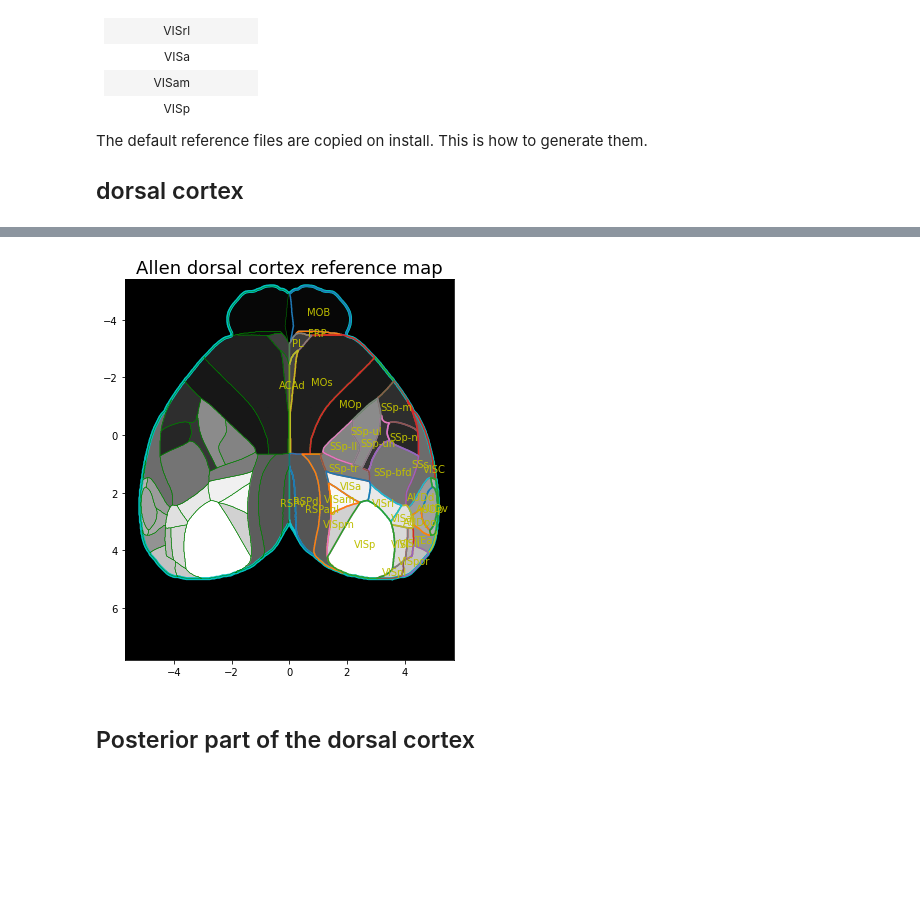
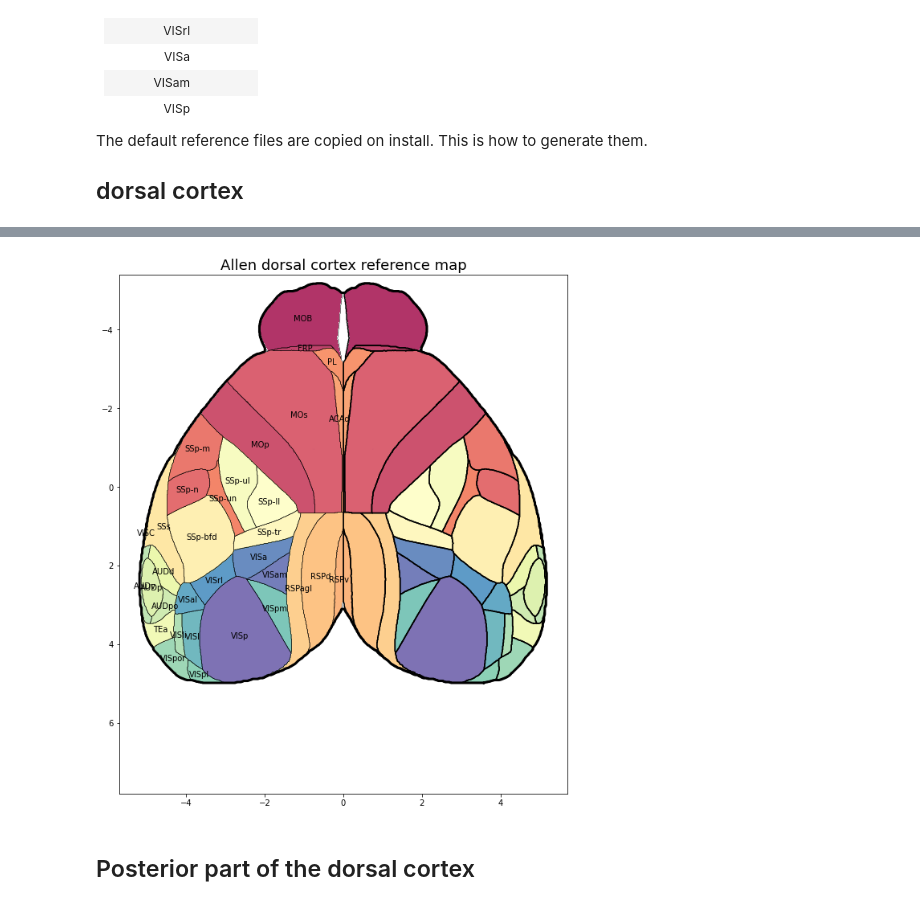
Before and after one commit to jcouto/wfield, a Jupyter notebook: notebooks/prepare_allen_map.ipynb, the cells around one changed output, grey strips where cells are left out. Saved outputs shown, nothing was run; the diff lists cells and outputs as text; code cells hidden in the pictures; blank space fills up the shorter version.

```diff
--- a/notebooks/prepare_allen_map.ipynb
+++ b/notebooks/prepare_allen_map.ipynb
@@ -83,21 +85,30 @@ ccf_regions.head()
 # %%
 # Plot the reference areas
+from wfield import *
+ccf_regions,proj,brain_outline = allen_load_reference('dorsal_cortex')
+
+plt.matplotlib.rcParams['pdf.fonttype'] = 42
 %matplotlib inline
-plt.figure(figsize=[7,7])
-plt.imshow(proj,extent = allen_proj_extent(proj,ccf_regions),origin='top',cmap = 'gray')
-plt.plot(brain_outline[:,0],brain_outline[:,1],'c',lw=3)
+plt.figure(figsize=[10,12])
+proj = proj.astype(np.float32)
+proj[proj == 0] = np.nan
+plt.imshow(proj,extent = allen_proj_extent(proj,ccf_regions),origin='top',
+           cmap = 'Spectral',alpha = 0.8)
 
 for c in ccf_regions.iterrows():
     c = c[1]
-    plt.plot(c.right_x,c.right_y)#,color=np.array(c['allen_rgb'])/255)
-    plt.text(c.right_center[0],c.left_center[1],c.acronym,color='y',va='center',
+    plt.plot(c.right_x,c.right_y,color='k')#,color=np.array(c['allen_rgb'])/255)
+    plt.text(c.left_center[0],c.left_center[1],
+             c.acronym,color='k',va='center',
              ha='center')
-    plt.plot(c.left_x,c.left_y,'g',lw=.5)
+    plt.plot(c.left_x,c.left_y,'k',lw=.5)
 
 plt.axis(allen_proj_extent(proj,ccf_regions, foraxis=True))
 plt.title('Allen dorsal cortex reference map',fontsize=18);
+plt.plot(brain_outline[:,0],brain_outline[:,1],'k',lw=3)
+plt.savefig('allen_map.pdf')
 # %% [output]
-[figure, old version]
+[figure, new version]
 # %% [markdown]
 ## Posterior part of the dorsal cortex
 # %%
```
Also changed, not shown: parts of 1 cell of this notebook, 2 other files.
